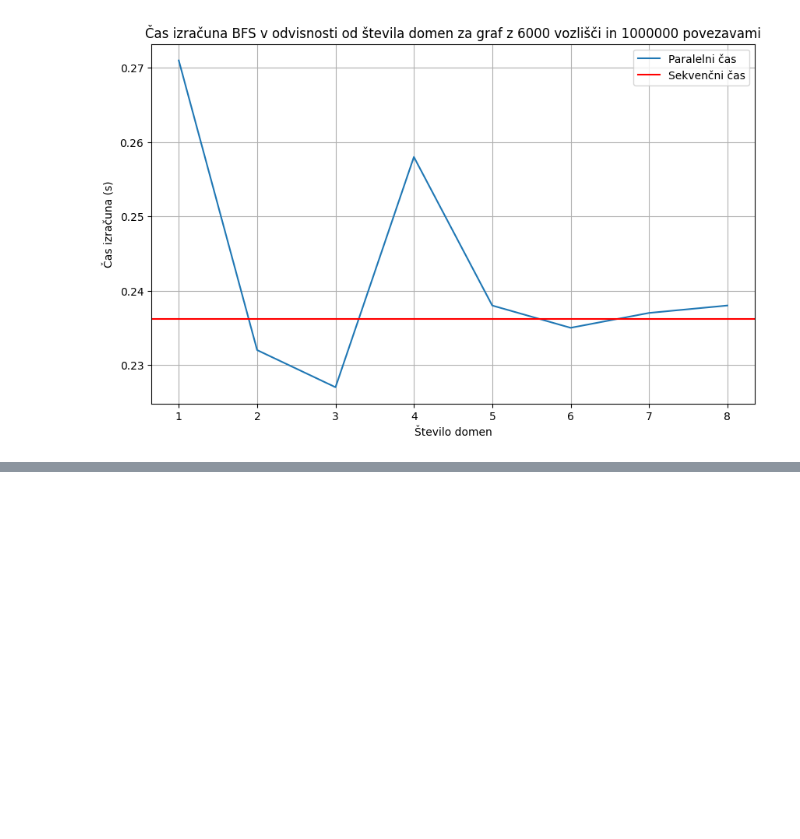
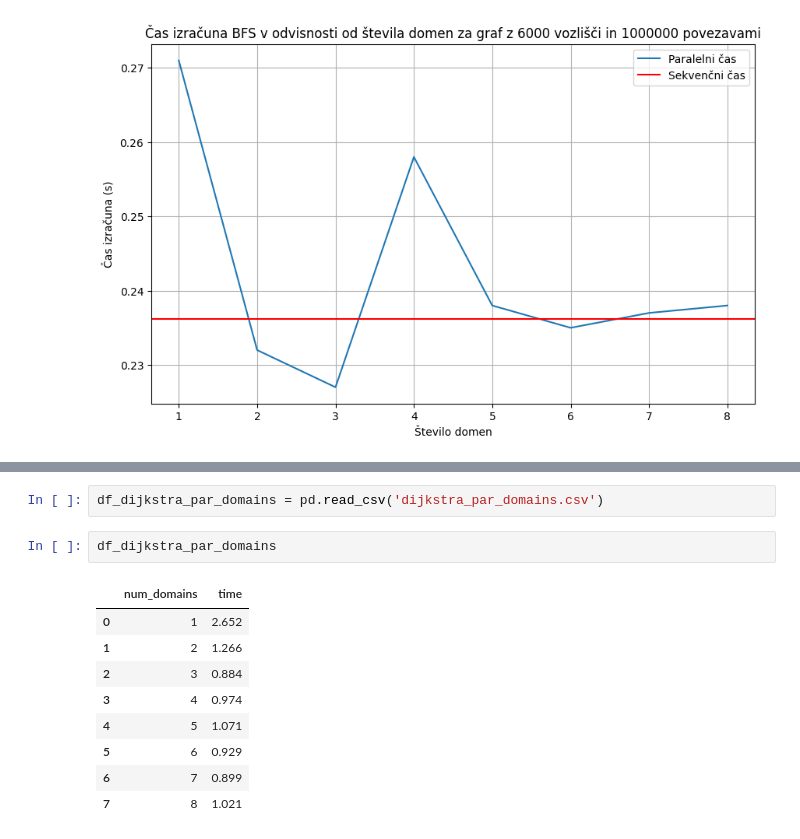
Before and after one commit to tjazerzen/Avtomatska-paralelizacija-v-OCamlu, a Jupyter notebook: playground/graph/computation_time_analysis/computation_time_analysis.ipynb, the cells around one changed output, grey strips where cells are left out. Saved outputs shown, nothing was run; the diff lists cells and outputs as text; blank space fills up the shorter version.

```diff
--- a/playground/graph/computation_time_analysis/computation_time_analysis.ipynb
+++ b/playground/graph/computation_time_analysis/computation_time_analysis.ipynb
@@ -169,0 +202,14 @@ plt.show()
+# %%
+df_dijkstra_par_domains = pd.read_csv('dijkstra_par_domains.csv')
+# %%
+df_dijkstra_par_domains
+# %% [output]
+|  | num_domains | time |
+| 0 | 1 | 2.652 |
+| 1 | 2 | 1.266 |
+| 2 | 3 | 0.884 |
+| 3 | 4 | 0.974 |
+| 4 | 5 | 1.071 |
+| 5 | 6 | 0.929 |
+| 6 | 7 | 0.899 |
+| 7 | 8 | 1.021 |
```
Also changed, not shown: parts of 7 cells of this notebook.
